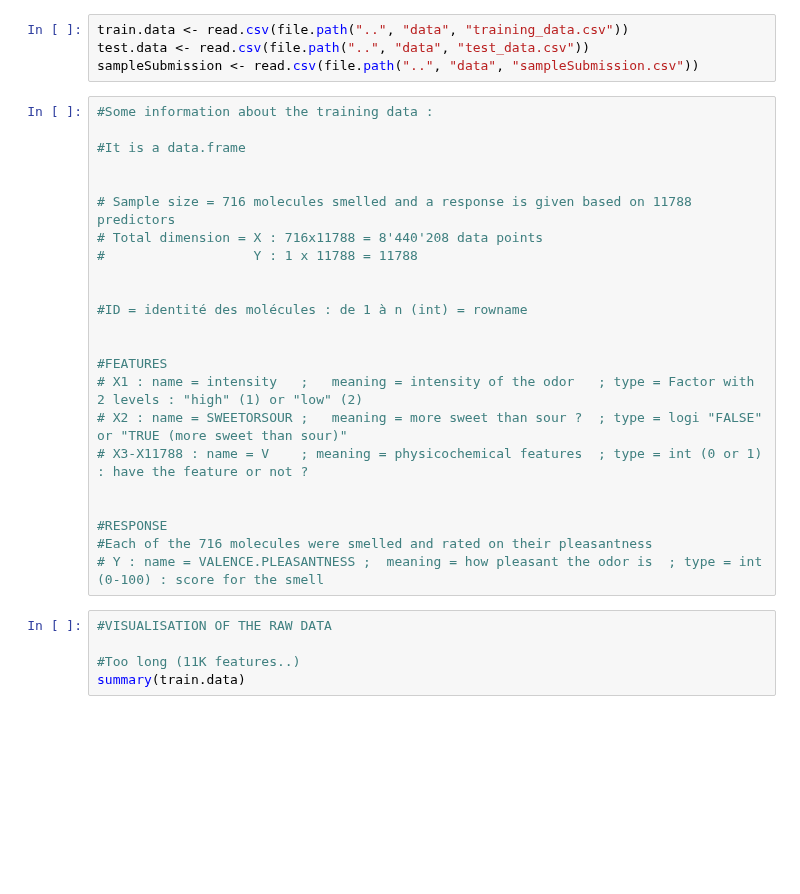
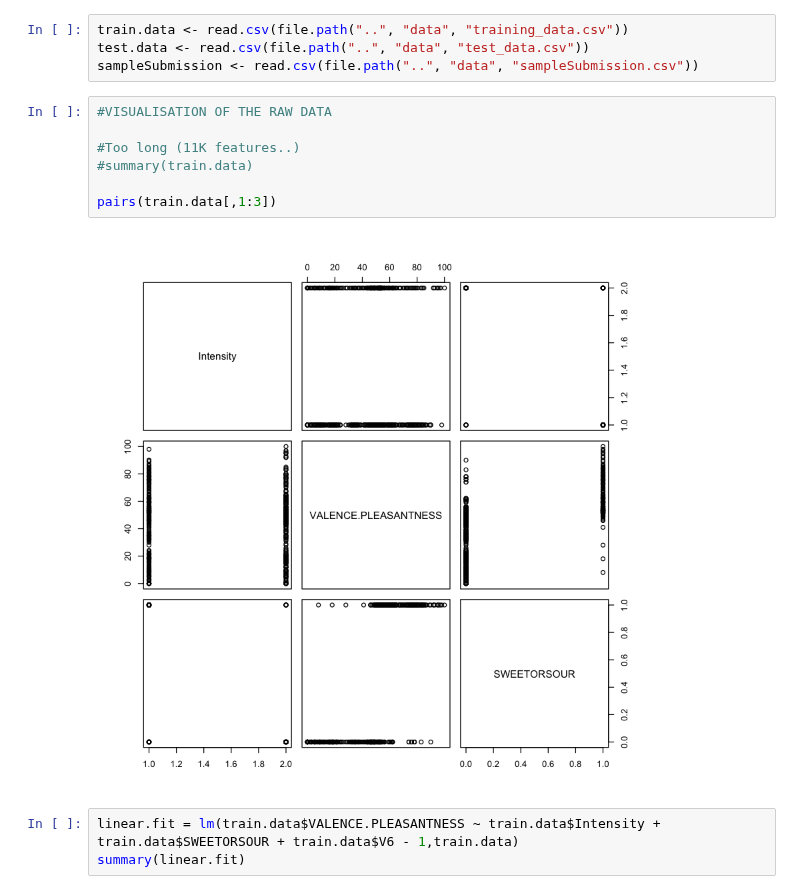
Before and after one commit to BenoitDelec/BIO-322--Predicting-odour-pleasantness-using-ML, a Jupyter notebook: src/Exploration.ipynb, the cells around one changed output. Cells and saved outputs as stored; diff of their text form; blank space fills up the shorter version.

```diff
--- a/src/Exploration.ipynb
+++ b/src/Exploration.ipynb
@@ -2,31 +2,15 @@
 train.data <- read.csv(file.path("..", "data", "training_data.csv"))
 test.data <- read.csv(file.path("..", "data", "test_data.csv"))
 sampleSubmission <- read.csv(file.path("..", "data", "sampleSubmission.csv"))
-# %%
-#Some information about the training data :
-
-#It is a data.frame
-
-
-# Sample size = 716 molecules smelled and a response is given based on 11788 predictors
-# Total dimension = X : 716x11788 = 8'440'208 data points
-#                   Y : 1 x 11788 = 11788
-
-
-#ID = identité des molécules : de 1 à n (int) = rowname
-
-
-#FEATURES
-# X1 : name = intensity   ;   meaning = intensity of the odor   ; type = Factor with 2 levels : "high" (1) or "low" (2)
-# X2 : name = SWEETORSOUR ;   meaning = more sweet than sour ?  ; type = logi "FALSE" or "TRUE (more sweet than sour)"
-# X3-X11788 : name = V    ; meaning = physicochemical features  ; type = int (0 or 1) : have the feature or not ?
-
-
-#RESPONSE
-#Each of the 716 molecules were smelled and rated on their pleasantness
-# Y : name = VALENCE.PLEASANTNESS ;  meaning = how pleasant the odor is  ; type = int (0-100) : score for the smell
 # %%
 #VISUALISATION OF THE RAW DATA
 
 #Too long (11K features..)
-summary(train.data)
+#summary(train.data)
+
+pairs(train.data[,1:3])
+# %% [output]
+[figure, added]
+# %%
+linear.fit = lm(train.data$VALENCE.PLEASANTNESS ~ train.data$Intensity + train.data$SWEETORSOUR + train.data$V6 - 1,train.data)
+summary(linear.fit)
```
Also changed, not shown: parts of 2 cells of this notebook.
